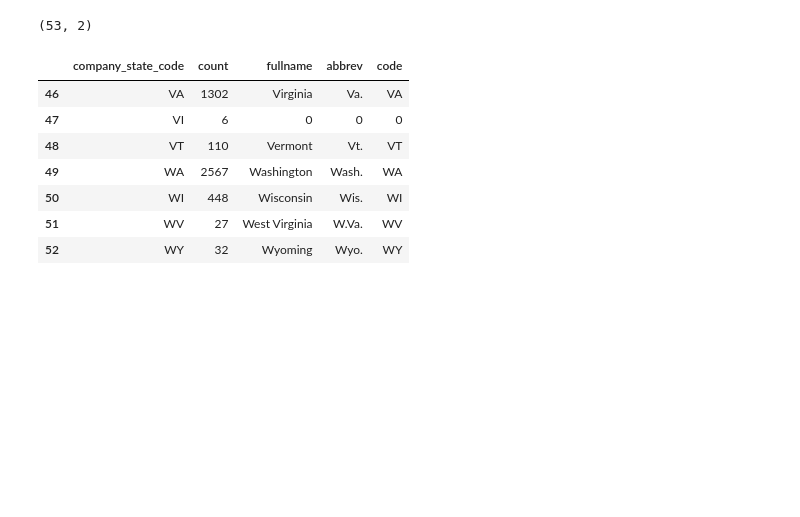
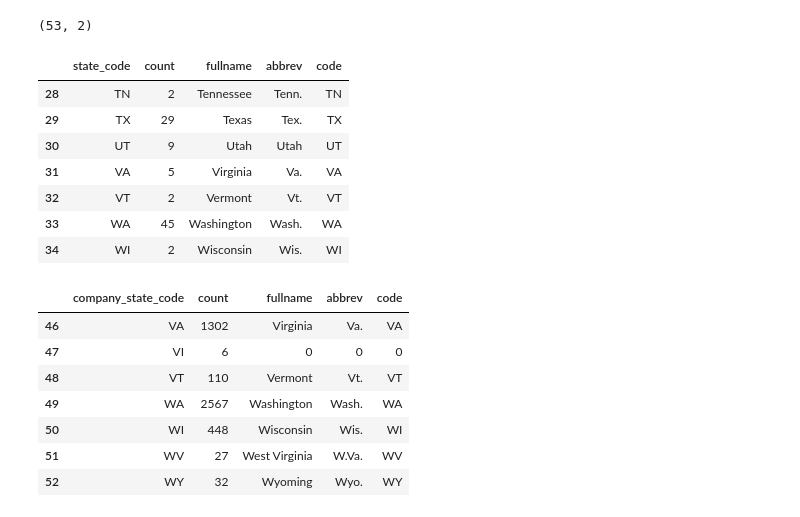
Before and after one commit to McnultyOne/octo-parakeet, a Jupyter notebook: mappingUSstates/MappingCities.ipynb, the cells around one changed output. Drawn from its saved outputs; the diff is of its cells as text; code cells hidden in the pictures; blank space fills up the shorter version.

```diff
--- a/mappingUSstates/MappingCities.ipynb
+++ b/mappingUSstates/MappingCities.ipynb
@@ -132,6 +171,18 @@ q_operatingcounts = "Select * from operatingcounts left join stateabbrev on stat
 q_acquiredcounts = "Select * from acquiredcounts left join stateabbrev on stateabbrev.code= acquiredcounts.state_code"
 q_closedcounts = "Select * from closedcounts left join stateabbrev on stateabbrev.code= closedcounts.state_code"
 q_ipocounts = "Select * from ipocounts left join stateabbrev on stateabbrev.code= ipocounts.state_code"
+# %%
+q_tier1counts = "Select * from tier1counts left join stateabbrev on stateabbrev.code= tier1counts.state_code"
+q_tier2counts = "Select * from tier2counts left join stateabbrev on stateabbrev.code= tier2counts.state_code"
+q_tier3counts = "Select * from tier3counts left join stateabbrev on stateabbrev.code= tier3counts.state_code"
+q_tier4counts = "Select * from tier4counts left join stateabbrev on stateabbrev.code= tier4counts.state_code"
+q_tier5counts = "Select * from tier5counts left join stateabbrev on stateabbrev.code= tier5counts.state_code"
+# %%
+tier1match = pysqldf(q_tier1counts)
+tier2match = pysqldf(q_tier2counts)
+tier3match = pysqldf(q_tier3counts)
+tier4match = pysqldf(q_tier4counts)
+tier5match = pysqldf(q_tier5counts)
 # %%
 statecountsmatch = pysqldf(q_statecounts)
 operatingcountsmatch = pysqldf(q_operatingcounts)
@@ -144,6 +195,23 @@ operatingcountsmatch.fillna(value=0,inplace=True)
 acquiredcountsmatch.fillna(value=0,inplace=True)
 closedcountsmatch.fillna(value=0,inplace=True)
 ipocountsmatch.fillna(value=0,inplace=True)
+# %%
+tier1match.fillna(value=0,inplace=True)
+tier2match.fillna(value=0,inplace=True)
+tier3match.fillna(value=0,inplace=True)
+tier4match.fillna(value=0,inplace=True)
+tier5match.fillna(value=0,inplace=True)
+# %%
+tier2match.tail(7)
+# %% [output]
+|  | state_code | count | fullname | abbrev | code |
+| 28 | TN | 2 | Tennessee | Tenn. | TN |
+| 29 | TX | 29 | Texas | Tex. | TX |
+| 30 | UT | 9 | Utah | Utah | UT |
+| 31 | VA | 5 | Virginia | Va. | VA |
+| 32 | VT | 2 | Vermont | Vt. | VT |
+| 33 | WA | 45 | Washington | Wash. | WA |
+| 34 | WI | 2 | Wisconsin | Wis. | WI |
 # %%
 # Note "VI" is "Virgin Islands" and we can ignore I think
 statecountsmatch.tail(7)
```
Also changed, not shown: parts of 14 cells of this notebook, 13 other files.
